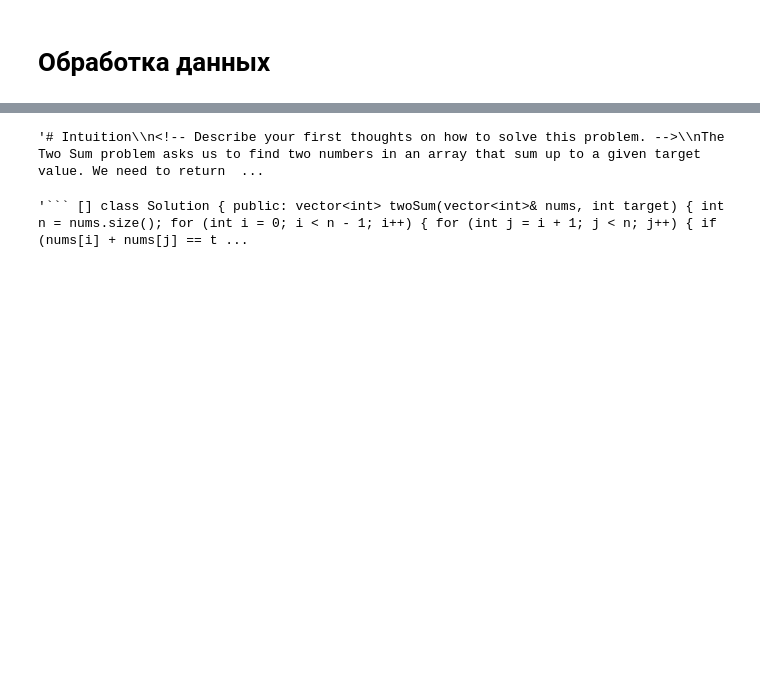
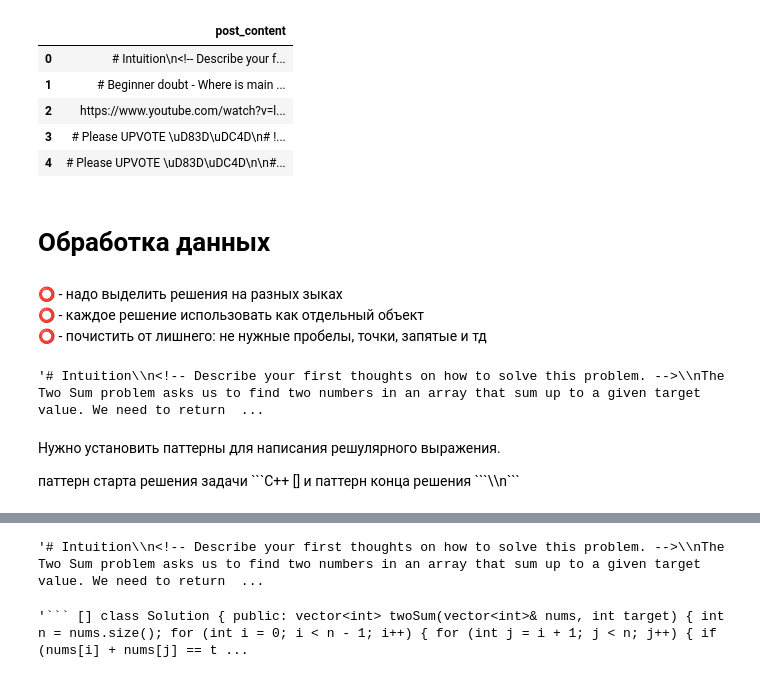
Before and after one commit to hinevics/parser-leetcode, a Jupyter notebook: notebooks/vectorization_reaserch.ipynb, the cells around one changed output, grey strips where cells are left out. Drawn from its saved outputs; the diff is of its cells as text; code cells hidden in the pictures; blank space fills up the shorter version.

````diff
--- a/notebooks/vectorization_reaserch.ipynb
+++ b/notebooks/vectorization_reaserch.ipynb
@@ -10,2 +19,13 @@ test_post_content = post_content[82:]
+# %%
+data = data[['post_content']]
+# %%
+data.head()
+# %% [output]
+|  | post_content |
+| 0 | # Intuition\n<!-- Describe your f... |
+| 1 | # Beginner doubt - Where is main ... |
+| 2 | https://www.youtube.com/watch?v=l... |
+| 3 | # Please UPVOTE \uD83D\uDC4D\n# !... |
+| 4 | # Please UPVOTE \uD83D\uDC4D\n\n#... |
 # %% [markdown]
 # Обработка данных
@@ -14,0 +32,13 @@ tags = set([t for tags in data.solutionTags for t in tags])
+# %% [markdown]
+⭕ - надо выделить решения на разных зыках<br>
+⭕ - каждое решение использовать как отдельный объект<br>
+⭕ - почистить от лишнего: не нужные пробелы, точки, запятые и тд
+# %%
+text = data.iloc[0].post_content
+text
+# %% [output]
+'# Intuition\\n<!-- Describe your first thoughts on how to solve this problem. -->\\nThe Two Sum problem asks us to find two numbers in an array that sum up to a given target value. We need to return  ...
+# %% [markdown]
+Нужно установить паттерны для написания решулярного выражения.
+
+паттерн старта решения задачи \```C++ [] и паттерн конца решения \```\\\n```
````
Also changed, not shown: parts of 5 cells of this notebook.
